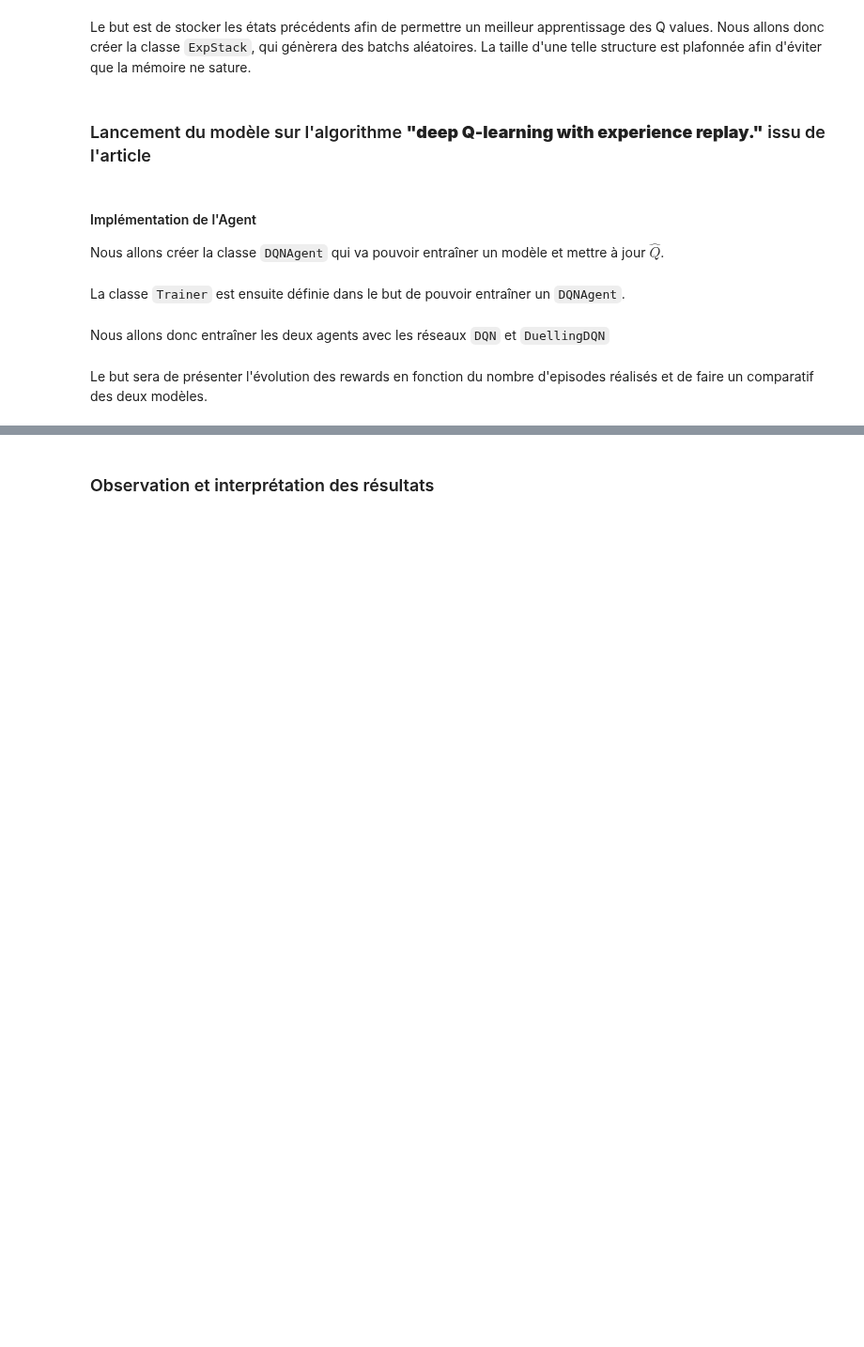
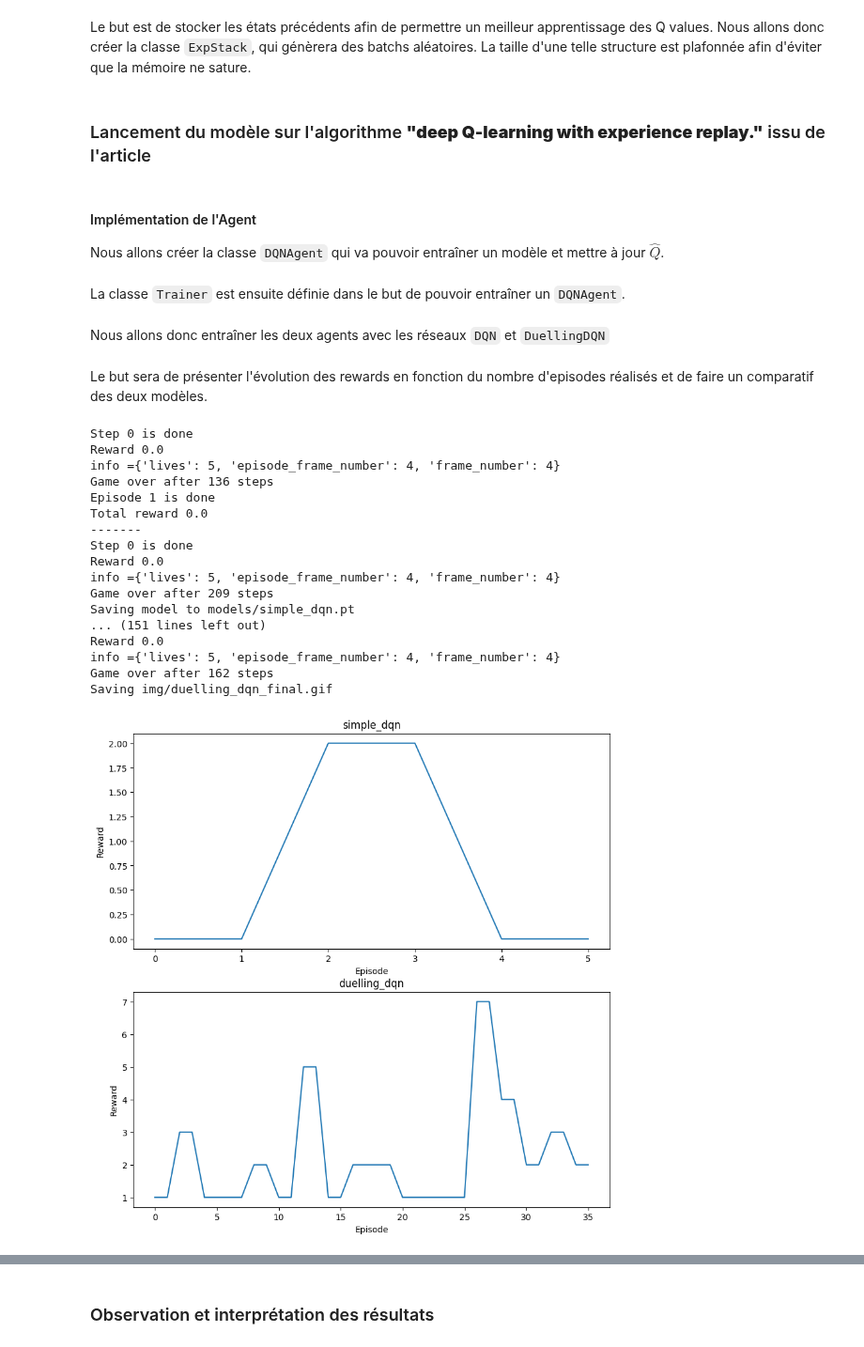
Before and after one commit to Bast-94/RL-DQN, a Jupyter notebook: RL-DQN.ipynb, the cells around one changed output, grey strips where cells are left out. Shown at 94% size. Cells and saved outputs as stored; diff of their text form; code cells hidden in the pictures; blank space fills up the shorter version.

Commit message:
FIX(play) + eps decay.

```diff
--- a/RL-DQN.ipynb
+++ b/RL-DQN.ipynb
@@ -228,8 +232,8 @@ class StateGenerator():
     del self.frames_buffer
     self.frames_buffer = []
 # %%
-env = gym.make('ALE/Breakout-v5', render_mode="rgb_array")
-sg = StateGenerator(env,5)
+sg = StateGenerator(seq_len=5)
+
 sg.init_env()
 for i in range(500):
     action = env.action_space.sample()
@@ -438,7 +442,7 @@ class DQNAgent():
                eps_start:float=1.0,
                eps_end:float=0,
                eps_decay:int=2e-3):
-    self.state_gen = StateGenerator(env,seq_len=seq_len)
+    self.state_gen = StateGenerator(seq_len=seq_len)
     self.seq_len = seq_len
     self.model = model
     self.target_model = copy.deepcopy(self.model)
@@ -446,7 +450,7 @@ class DQNAgent():
     self.verbose = verbose
     self.epsilon = eps_start
     self.eps_end = eps_end
-
+    self.eps_decay = eps_decay
     self.experiences = ExpStack(max_size=self.max_experiences,seq_len=1)
     self.legal_actions = list(range(env.action_space.n))
 
@@ -513,7 +517,9 @@ class DQNAgent():
     else:
       torch.save(self.model,file_name)
 
-
+  def reset_state_generator(self) -> None:
+    del self.state_gen
+    self.state_gen = StateGenerator(seq_len=self.seq_len)
 
   def generate_gif(self, output_file:str) -> None:
 
@@ -543,6 +549,8 @@ class Trainer:
       self.rewards = []
       max_reward = 0
       while episode_index < self.nb_episodes and not self.stop:
+
+          self.update_time()
           reward = self.play()
           self.rewards.append(reward)
           episode_index += 1
@@ -554,10 +562,13 @@ class Trainer:
             self.log(f'Saving model to {model_file_path}')
             gif_file_path = os.path.join(IMG_DIR,self.agent.model_file+'.gif')
             self.agent.generate_gif(gif_file_path)
+            self.agent.reset_state_generator()
+
 
           self.rewards.append(reward)
           self.log(f'Episode {episode_index} is done')
           self.log(f'Total reward {reward}')
+          self.log(7*'-')
       if(save_model):
         self.agent.save_model(os.path.join(MODEL_DIR,self.agent.model_file+'.pt'))
       if(gif_file is not None):
@@ -582,16 +593,17 @@ class Trainer:
       self.log(f'TIME OUT: Model stops training after {delta:.2f} seconds, Save model to {self.agent.model_file}.pt')
 
 
-  def play(self, train:bool=True,keep_frame:bool=False):
+  def play(self, train:bool=True):
       done = False
       step_index = 0
       agent = self.agent
-      current_state,frame = agent.state_gen.init_env()
+      agent.reset_state_generator()
+      current_state,_ = agent.state_gen.init_env()
 
 
       total_reward = 0
-
-      while step_index < self.max_step and not done and not self.stop:
+      self.update_time()
+      while step_index < self.max_step and not done and (not self.stop or not train):
           self.update_time()
           a_t = agent.get_action(current_state=current_state)
           next_state, reward, done, info, next_state_frame = agent.make_action(a_t)
@@ -599,6 +611,10 @@ class Trainer:
           assert current_state.shape[0] == (agent.seq_len), "Bad Shapes"
 
           total_reward += reward
+          if(step_index % 1000 == 0):
+            self.log(f'Step {step_index} is done')
+            self.log(f'Reward {total_reward}')
+            self.log(f'{info =}')
           if train:
               transition = GameTransition(current_state, a_t, reward, next_state, done)
               agent.experiences.enqueue(transition)
@@ -617,33 +633,54 @@ Nous allons donc entraîner les deux agents avec les réseaux `DQN` et `Duelling
 # %% [markdown]
 Le but sera de présenter l'évolution des rewards en fonction du nombre d'episodes réalisés et de faire un comparatif des deux modèles.
 # %%
-seq_len = 6
-TIME_LIMIT = 2*3600
+seq_len = 16
+TIME_LIMIT = 3600*2
 env_name = 'ALE/Breakout-v5'
 env = gym.make(env_name, render_mode="rgb_array")
 
 model_types = ['simple_dqn', 'duelling_dqn']
 simple_dqn = DQN(input_data.n_action, input_data.height, input_data.width,seq_len=seq_len)
 duelling_dqn = DuellingDQN(input_data.n_action, input_data.height, input_data.width,seq_len=seq_len)
 models = [simple_dqn,duelling_dqn]
 agents = []
 fig = plt.figure(figsize=(10,10))
 for model,model_type in zip(models,model_types):
-  agent = DQNAgent(env,model_file=model_type,model=model,seq_len=seq_len)
+  agent = DQNAgent(env,model_file=model_type,model=model,seq_len=seq_len,eps_decay=1e-4,eps_end=0.1)
   trainer = Trainer(agent,time_limit=TIME_LIMIT,name=model_type)
   mean_reward = trainer.train_agent()
   agent.clear_experiences()
   agents.append(agent)
   trainer.reboot_timer()
-  trainer.play(train=False,keep_frame=True)
+  trainer.play(train=False)
   ax = fig.add_subplot(2,1,models.index(model)+1)
   ax.plot(trainer.rewards,label='rewards')
   ax.set_title(model_type)
   ax.set_xlabel('Episode')
   ax.set_ylabel('Reward')
   pd.DataFrame(trainer.rewards).to_csv(os.path.join(IMG_DIR,f'{model_type}_rewards.csv'))
   agent.generate_gif(os.path.join(IMG_DIR,f'{model_type}_final.gif'))
+  agent.state_gen.reset_stack()
+  agent.state_gen.reset_frames_buffer()
 fig.savefig(os.path.join(IMG_DIR,'rewards.png'))
+# %% [output]
+Step 0 is done
+Reward 0.0
+info ={'lives': 5, 'episode_frame_number': 4, 'frame_number': 4}
+Game over after 136 steps
+Episode 1 is done
+Total reward 0.0
+-------
+Step 0 is done
+Reward 0.0
+info ={'lives': 5, 'episode_frame_number': 4, 'frame_number': 4}
+Game over after 209 steps
+Saving model to models/simple_dqn.pt
+... (151 lines left out)
+Reward 0.0
+info ={'lives': 5, 'episode_frame_number': 4, 'frame_number': 4}
+Game over after 162 steps
+Saving img/duelling_dqn_final.gif
+[figure, added]
 # %% [markdown]
 [](./simple_dqn.gif)
 # %% [markdown]
```
Also changed, not shown: parts of 4 cells of this notebook, 4 other files.
